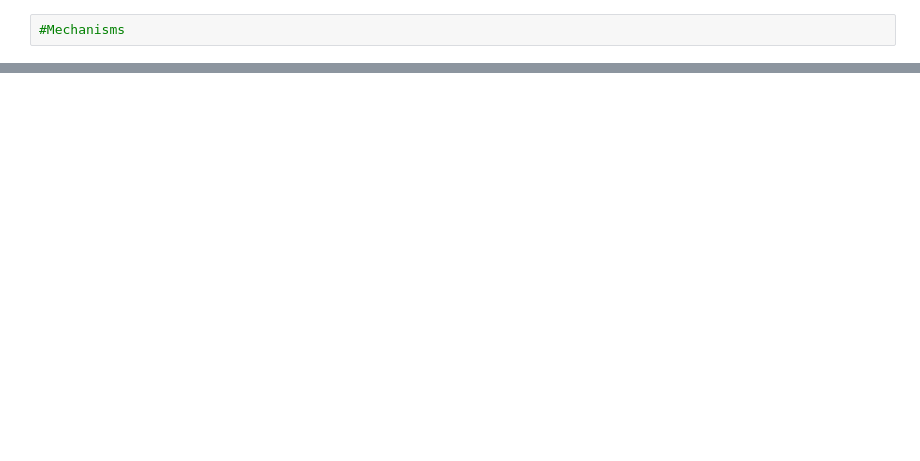
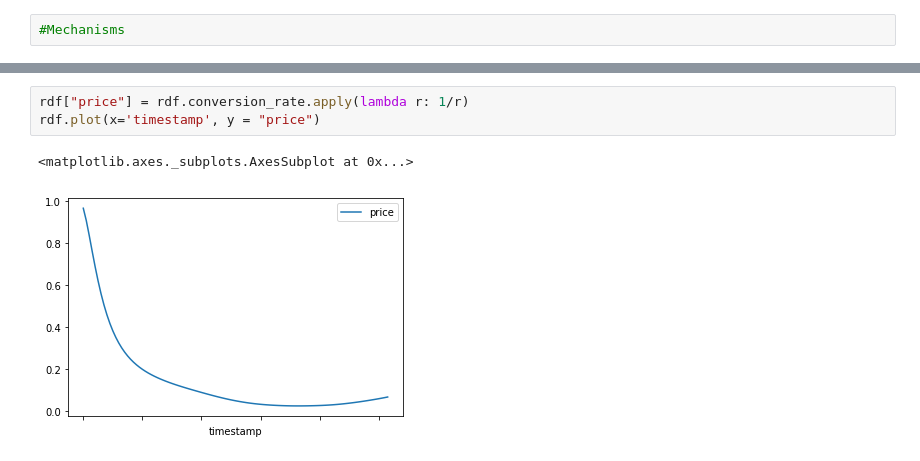
Before and after one commit to wilson3698/cadCAD, a Jupyter notebook: demos/ThreeSidedMarket.ipynb, the cells around one changed output, grey strips where cells are left out. Cells and saved outputs as stored; diff of their text form; blank space fills up the shorter version.

```diff
--- a/demos/ThreeSidedMarket.ipynb
+++ b/demos/ThreeSidedMarket.ipynb
@@ -447,0 +563,6 @@ df.beta.diff().plot()
+# %%
+rdf["price"] = rdf.conversion_rate.apply(lambda r: 1/r)
+rdf.plot(x='timestamp', y = "price")
+# %% [output]
+<matplotlib.axes._subplots.AxesSubplot at 0x...>
+[figure, added]
```
Also changed, not shown: parts of 48 cells of this notebook, 2 other files.
